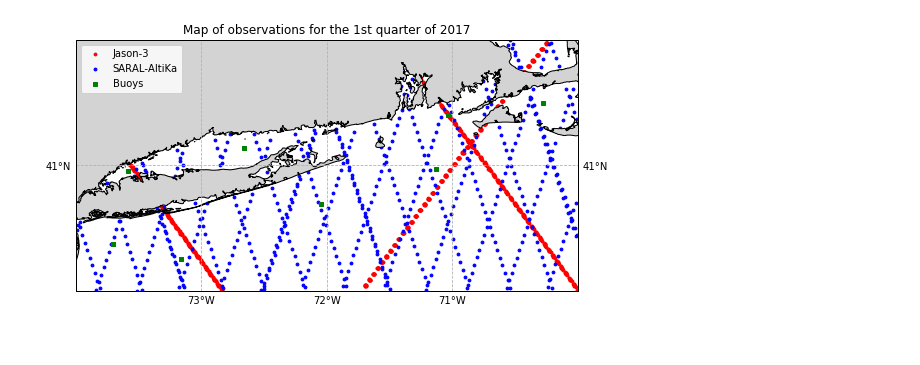
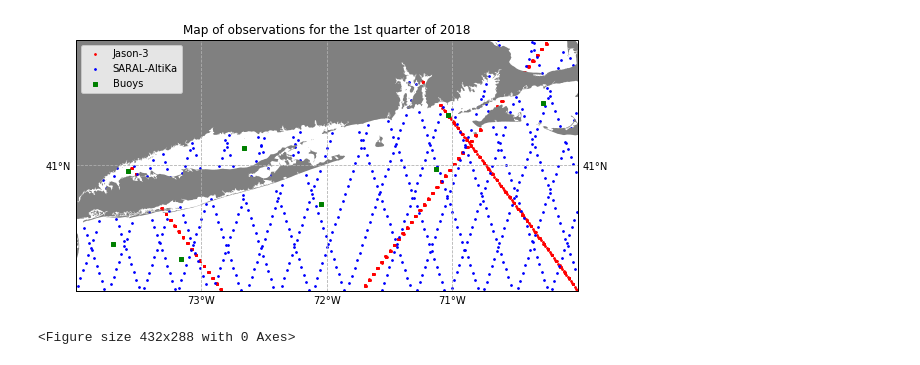
Before and after one commit to panmits86-zz/masters_thesis, a Jupyter notebook: SNE_obs.ipynb, the cells around one changed output. Cells and saved outputs as stored; diff of their text form; code cells hidden in the pictures.

```diff
--- a/SNE_obs.ipynb
+++ b/SNE_obs.ipynb
@@ -42,4 +106,4 @@ wave_heights_ja = ds2['swh_ku']
 # %%
-surface_type = ds1['surface_type']
-surface_type
+surface_type_sa = ds1['surface_type']
+surface_type_sa
 # %% [output]
@@ -54,3 +118,6 @@ Attributes:
     flag_meanings:  ocean lake_enclosed_sea ice land
     flag_values:    [0 1 2 3]
     long_name:      surface type
+# %%
+surface_type_ja = ds2['surface_type']
+surface_type_ja
@@ -57,3 +136,4 @@ Attributes:
 # %%
 # apply a surface type flag. type 3 = land, type 0 = ocean.
-wh = wave_heights_sa[surface_type < 3.]
+wh_ja = wave_heights_ja[surface_type_ja < 1.]
+wh_ja
@@ -59,0 +153,3 @@ wh = wave_heights_sa[surface_type < 3.]
+# %%
+wh_sa = wave_heights_sa[surface_type_sa < 3.]
+wh_sa
@@ -73,21 +182,25 @@ def make_map(projection=ccrs.PlateCarree()):
 # %%
 fig, ax = make_map(projection=ccrs.PlateCarree())
 ax.set_extent([-74, -70, 40, 42])
 
-shp = shapereader.Reader('C:/Users/panmits86/Desktop/thesis/SNE_shapefile/GSHHS_f_L1_SNE.shp')
+shp = shapereader.Reader('C:/Users/panmits86/Desktop/Python/SNE_shapefile/GSHHS_f_L1_SNE.shp')
 for record, geometry in zip(shp.records(), shp.geometries()):
-    ax.add_geometries([geometry], ccrs.PlateCarree(), facecolor='lightgray',
-                      edgecolor='black')
+    ax.add_geometries([geometry], ccrs.PlateCarree(), facecolor='gray')
 
 # Add markers for the position of the buoys and satellite observations for the 1st quarter of 2017.
-plt.scatter(wave_heights_ja['lon'], wave_heights_ja['lat'], s=8, marker='o', color='red', label='Jason-3',
+plt.scatter(wh_ja['lon'], wh_ja['lat'], s=3, marker='o', color='red', label='Jason-3',
              transform=ccrs.Geodetic())
-plt.scatter(wh['lon'], wh['lat'], s=8, marker='o', color='blue', label='SARAL-AltiKa',
+plt.scatter(wh_sa['lon'], wh_sa['lat'], s=3, marker='o', color='blue', label='SARAL-AltiKa',
             transform=ccrs.Geodetic())
 plt.scatter(buoys['Longitude'], buoys['Latitude'], s=10, marker='s', color='green', label='Buoys',
             transform=ccrs.Geodetic())
 ax.legend(loc='upper left')
-ax.set_title('Map of observations for the 1st quarter of 2017')
+ax.set_title('Map of observations for the 1st quarter of 2018')
 plt.savefig('SNE_obs.png', dpi=300, bbox_inches='tight')
 # %% [output]
-[figure, old version]
+[figure, new version]
+# %%
+plt.savefig('SNE_obs.png', dpi=300, bbox_inches='tight')
+edgecolor='black'
+# %% [output]
+<Figure size 432x288 with 0 Axes>
```
Also changed, not shown: parts of 12 cells of this notebook, 3 other files.
